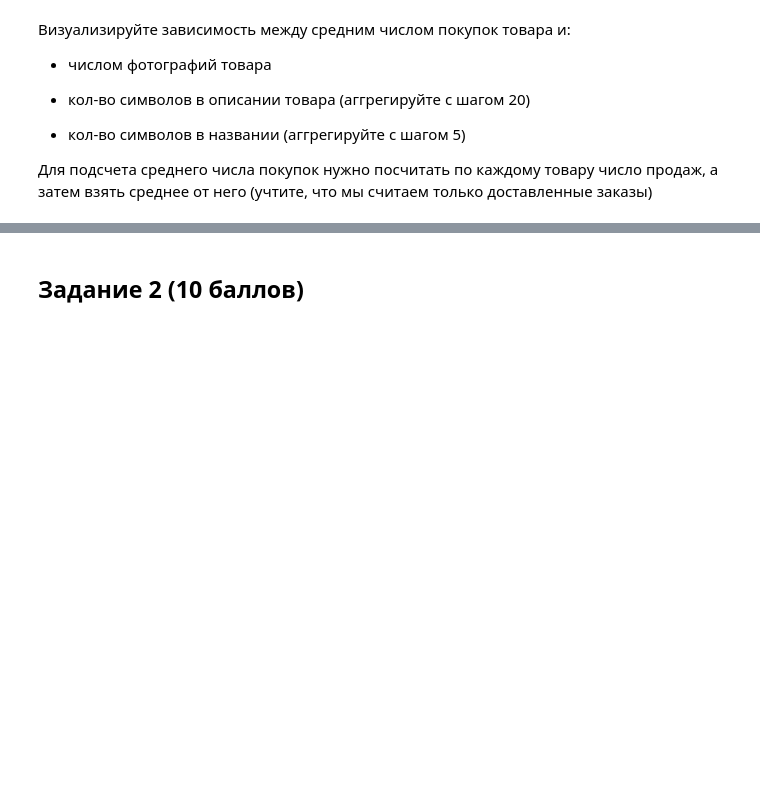
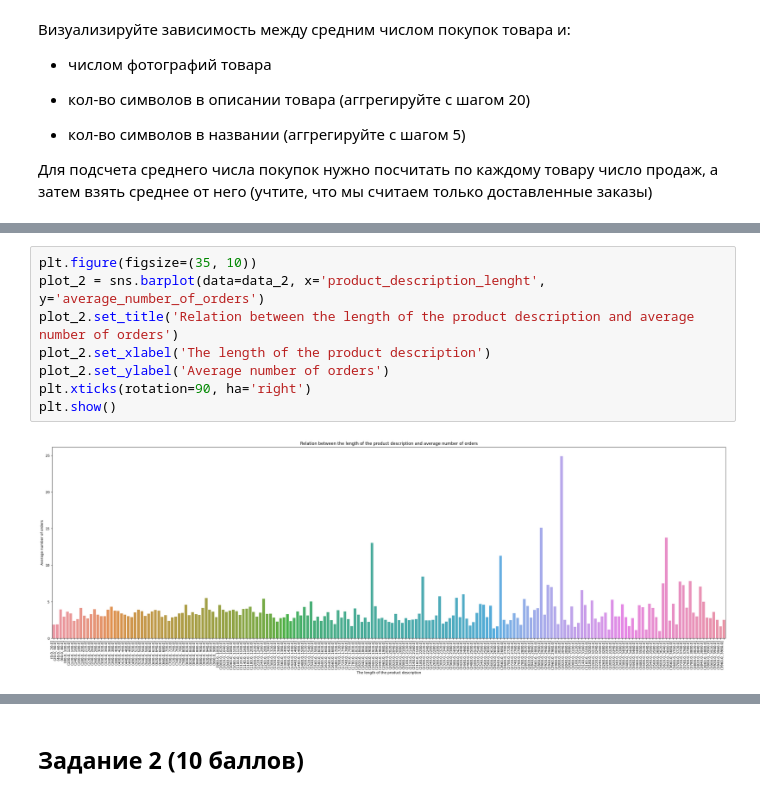
Before and after one commit to katrinnx/python-2-hw-3-katrinnx, a Jupyter notebook: Python_2_HW_3.ipynb, the cells around one changed output, grey strips where cells are left out. Drawn from its saved outputs; the diff is of its cells as text; blank space fills up the shorter version.

```diff
--- a/Python_2_HW_3.ipynb
+++ b/Python_2_HW_3.ipynb
@@ -59,0 +88,10 @@ sellers = pd.read_csv('olist_sellers_dataset.csv')
+# %%
+plt.figure(figsize=(35, 10))
+plot_2 = sns.barplot(data=data_2, x='product_description_lenght', y='average_number_of_orders')
+plot_2.set_title('Relation between the length of the product description and average number of orders')
+plot_2.set_xlabel('The length of the product description')
+plot_2.set_ylabel('Average number of orders')
+plt.xticks(rotation=90, ha='right')
+plt.show()
+# %% [output]
+[figure, added]
```
Also changed, not shown: parts of 29 cells of this notebook.
